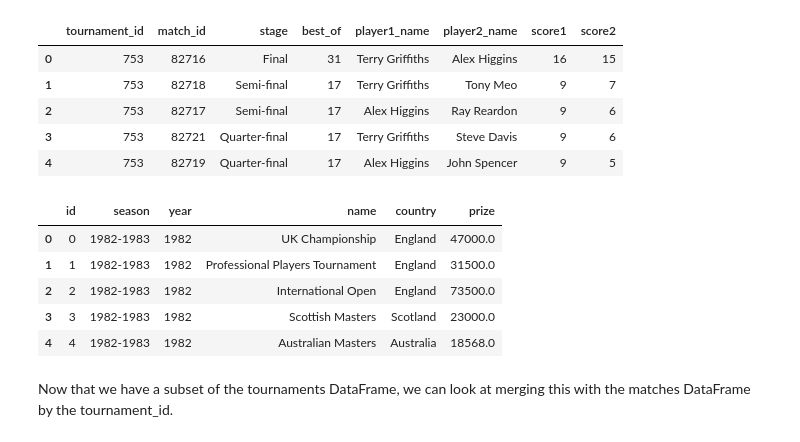
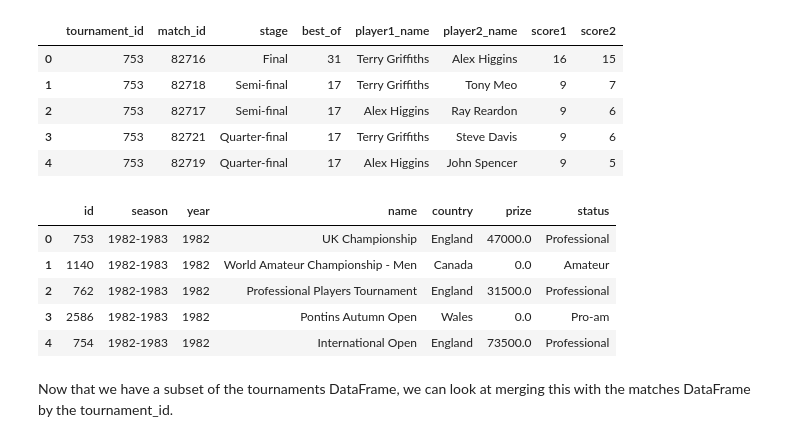
Before and after one commit to stephenbeese/Snooker-Data-Analysis, a Jupyter notebook: jupyter_notebooks/ETL.ipynb, the cells around one changed output. Drawn from its saved outputs; the diff is of its cells as text; code cells hidden in the pictures.

```diff
--- a/jupyter_notebooks/ETL.ipynb
+++ b/jupyter_notebooks/ETL.ipynb
@@ -519,26 +515,21 @@ df_matches.head()
 | 3 | 753 | 82721 | Quarter-final | 17 | Terry Griffiths | Steve Davis | 9 | 6 |
 | 4 | 753 | 82719 | Quarter-final | 17 | Alex Higgins | John Spencer | 9 | 5 |
 # %%
-# Rename index
-df_tournaments.index.name = "id"
-
-# Reset index
-df_tournaments_subset = df_tournaments.reset_index()
-
 # List tournament columns I would like to merge
-tournament_columns_to_merge = ["id","season", "year", "name", "country", "prize" ]
+tournament_columns_to_merge = ["id","season", "year", "name", "country", "prize", "status"]
 
 # Select only the tournament columns
-df_tournaments_subset = df_tournaments_subset[tournament_columns_to_merge]
+df_tournaments_subset = df_tournaments[tournament_columns_to_merge]
 
+# Display head
 df_tournaments_subset.head()
 # %% [output]
-|  | id | season | year | name | country | prize |
-| 0 | 0 | 1982-1983 | 1982 | UK Championship | England | 47000.0 |
-| 1 | 1 | 1982-1983 | 1982 | Professional Players Tournament | England | 31500.0 |
-| 2 | 2 | 1982-1983 | 1982 | International Open | England | 73500.0 |
-| 3 | 3 | 1982-1983 | 1982 | Scottish Masters | Scotland | 23000.0 |
-| 4 | 4 | 1982-1983 | 1982 | Australian Masters | Australia | 18568.0 |
+|  | id | season | year | name | country | prize | status |
+| 0 | 753 | 1982-1983 | 1982 | UK Championship | England | 47000.0 | Professional |
+| 1 | 1140 | 1982-1983 | 1982 | World Amateur Championship - Men | Canada | 0.0 | Amateur |
+| 2 | 762 | 1982-1983 | 1982 | Professional Players Tournament | England | 31500.0 | Professional |
+| 3 | 2586 | 1982-1983 | 1982 | Pontins Autumn Open | Wales | 0.0 | Pro-am |
+| 4 | 754 | 1982-1983 | 1982 | International Open | England | 73500.0 | Professional |
 # %% [markdown]
 Now that we have a subset of the tournaments DataFrame, we can look at merging this with the matches DataFrame by the tournament_id.
 # %%
```
Also changed, not shown: parts of 24 cells of this notebook, 2 other files.
